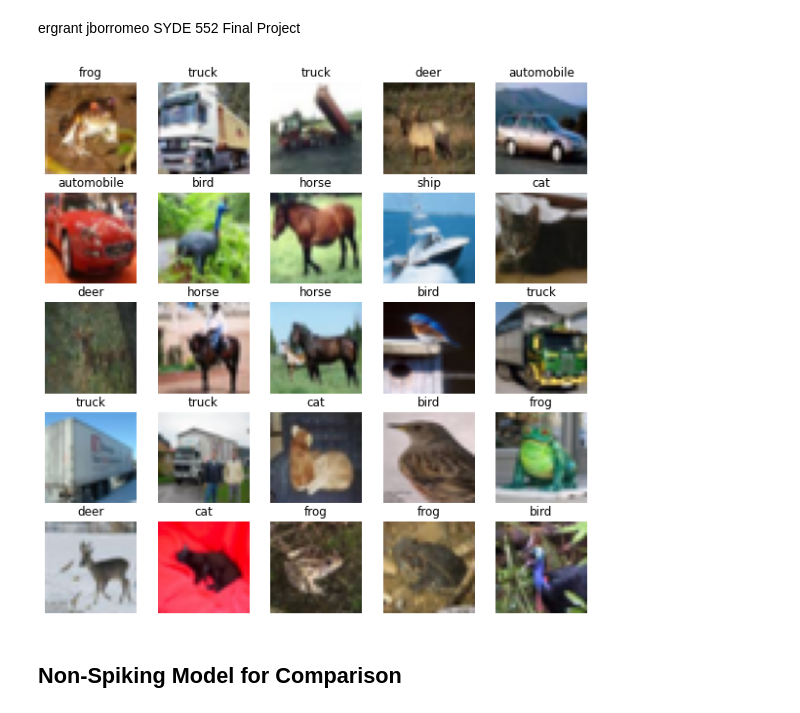
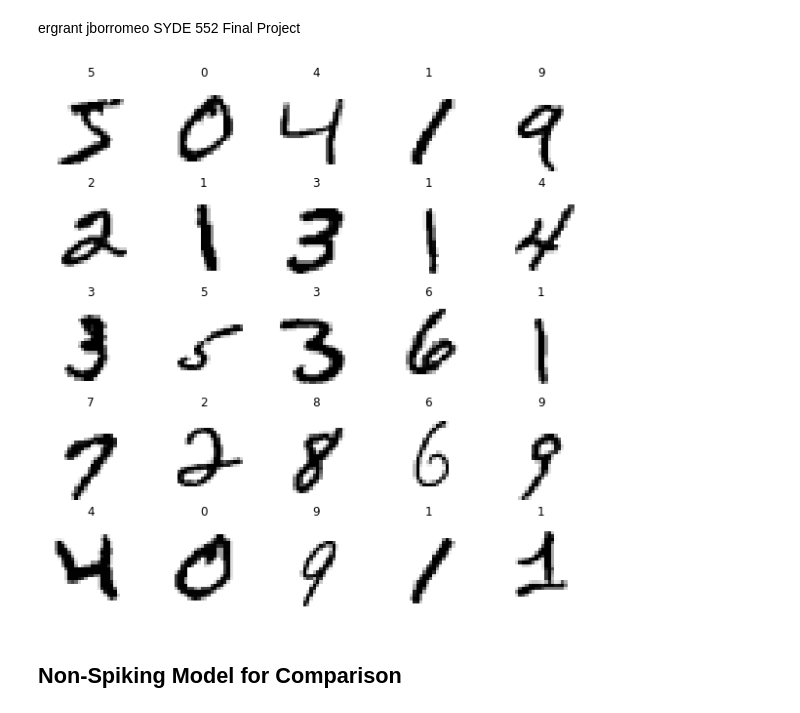
Before and after one commit to justinborromeo/syde-552-project, a Jupyter notebook: experiments/changing_dt.ipynb, the cells around one changed output. Saved outputs shown, nothing was run; the diff lists cells and outputs as text; code cells hidden in the pictures.

Commit message:
decided on MNIST, changed dt from 0.001 to 1

```diff
--- a/experiments/changing_dt.ipynb
+++ b/experiments/changing_dt.ipynb
@@ -10,40 +10,54 @@ import keras_spiking
 tf.random.set_seed(0)
 np.random.seed(0)
 # %%
-# Load CIFAR-10 Dataset (Colour Images)
-((train_images, train_labels),(test_images, test_labels),) = tf.keras.datasets.cifar10.load_data()
-train_labels = train_labels.squeeze()
-test_labels = test_labels.squeeze()
+# Load MNIST Digits Dataset
+((train_images, train_labels),(test_images, test_labels),) = tf.keras.datasets.mnist.load_data()
+#train_labels = train_labels.squeeze()
+#test_labels = test_labels.squeeze()
 
 # maximum of each colour is 255
 #print(np.max(train_images[0], axis=(0,1)))
 
 # normalize images so values are between 0 and 1
 train_images = train_images / 255.0
 test_images = test_images / 255.0
 
+#class_names = [
+#    "airplane",
+#    "automobile",
+#    "bird",
+#    "cat",
+#    "deer",
+#    "dog",
+#    "frog",
+#    "horse",
+#    "ship",
+#    "truck",
+#]
+
 class_names = [
-    "airplane",
-    "automobile",
-    "bird",
-    "cat",
-    "deer",
-    "dog",
-    "frog",
-    "horse",
-    "ship",
-    "truck",
+    "0",
+    "1",
+    "2",
+    "3",
+    "4",
+    "5",
+    "6",
+    "7",
+    "8",
+    "9"
 ]
+
 num_classes = len(class_names)
 
 plt.figure(figsize=(10, 10))
 for i in range(25):
     plt.subplot(5, 5, i + 1)
     plt.imshow(train_images[i], cmap=plt.cm.binary)
     plt.axis("off")
     plt.title(class_names[train_labels[i]])
 # %% [output]
-[figure, old version]
+[figure, new version]
 # %% [markdown]
 ## Non-Spiking Model for Comparison
 # %%
```
Also changed, not shown: parts of 9 cells of this notebook.
